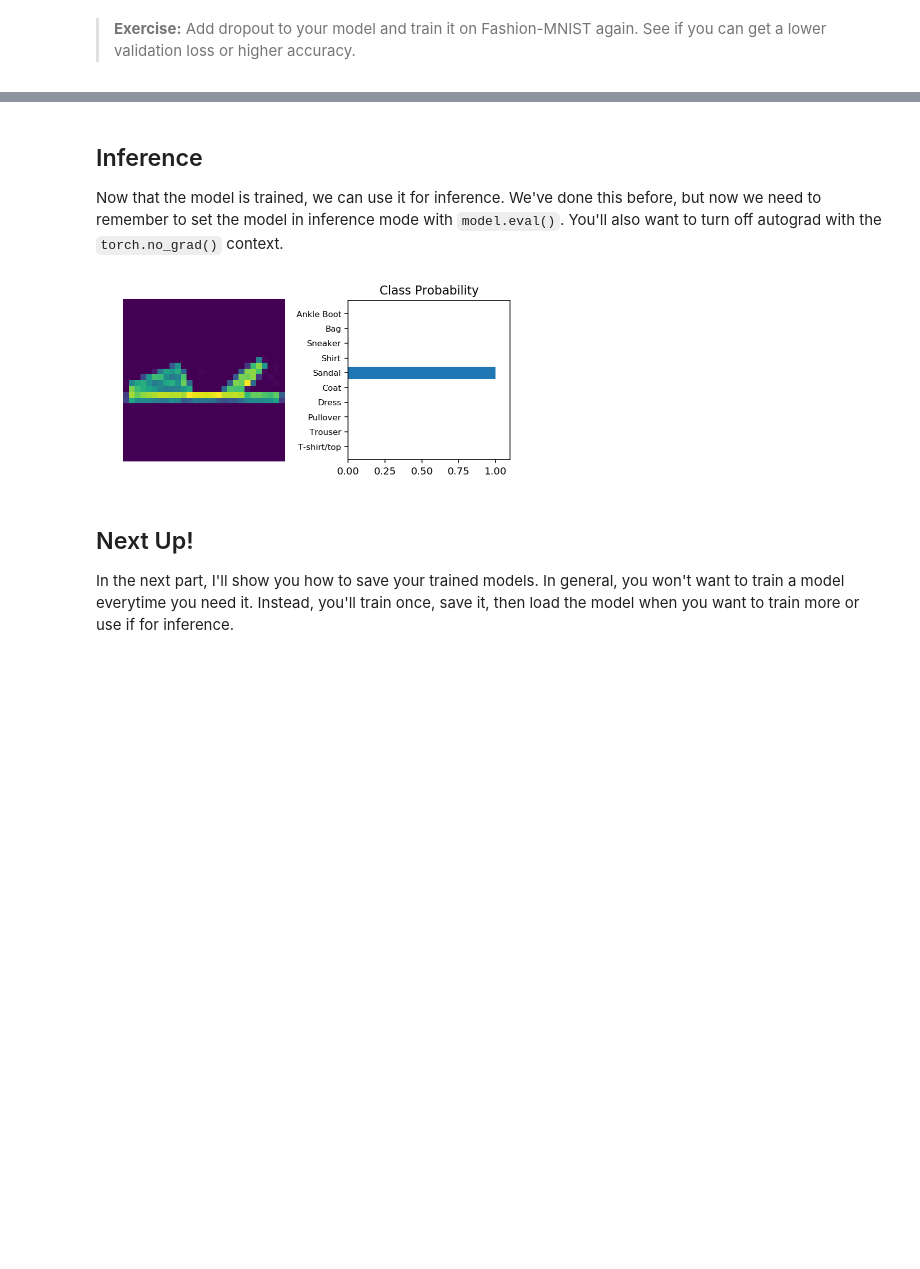
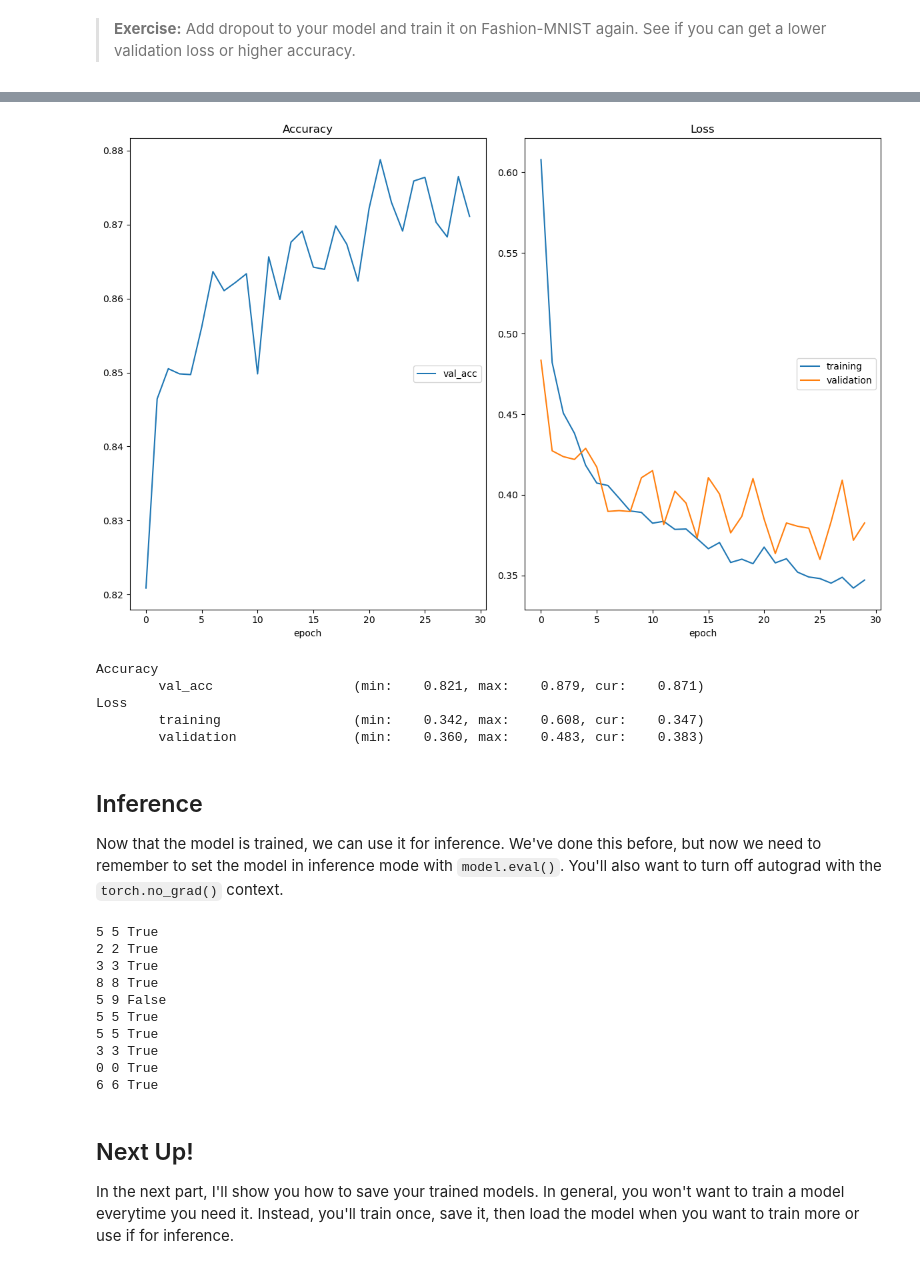
Before and after one commit to vishnurohit87/deep-learning-v2-pytorch, a Jupyter notebook: intro-to-pytorch/Part 5 - Inference and Validation (Exercises).ipynb, the cells around one changed output, grey strips where cells are left out. Drawn from its saved outputs; the diff is of its cells as text; code cells hidden in the pictures; blank space fills up the shorter version.

```diff
--- a/intro-to-pytorch/Part 5 - Inference and Validation (Exercises).ipynb
+++ b/intro-to-pytorch/Part 5 - Inference and Validation (Exercises).ipynb
@@ -202,3 +272,45 @@ model.train()
+# %%
+## TODO: Train your model with dropout, and monitor the training progress with the validation loss and accuracy
+plotlosses = PlotLosses()
+for e in range(epochs):
+    train_loss = 0
+    val_loss = 0
+    accuracy_abs = []
+    for images, labels in trainloader:
+        images= images.view(images.shape[0],-1)
+        log_ps = model(images)
+        optimizer.zero_grad()
+        loss = criterion(log_ps, labels)
+        loss.backward()
+        optimizer.step()
+        train_loss += loss.item()
+
+    else:
+        train_loss = train_loss/len(trainloader)
+        with torch.no_grad():
+            model.eval()
+            for images, labels in testloader:
+                images= images.view(images.shape[0],-1)
+                log_ps = model(images)
+                loss = criterion(log_ps,labels)
+                val_loss+=loss.item()
+
+                top_p, top_class = log_ps.topk(1,dim=1)
+                equals = top_class == labels.view(*top_class.shape)
+                accuracy_abs.append(torch.mean(equals.type(torch.FloatTensor)).item())
+
+            accuracy = sum(accuracy_abs)/len(accuracy_abs)
+            val_loss = val_loss/len(testloader)
+            plotlosses.update({'loss':train_loss, 'val_loss':val_loss, 'val_acc': accuracy})
+            plotlosses.send()
+            model.train()
+# %% [output]
+[figure, added]
+Accuracy
+        val_acc                  (min:    0.821, max:    0.879, cur:    0.871)
+Loss
+        training                 (min:    0.342, max:    0.608, cur:    0.347)
+        validation               (min:    0.360, max:    0.483, cur:    0.383)
 # %% [markdown]
 ## Inference
 
@@ -213,20 +325,35 @@ model.eval()
 
 dataiter = iter(testloader)
 images, labels = dataiter.next()
-img = images[0]
-# Convert 2D image to 1D vector
-img = img.view(1, 784)
+for i in range(10):
+    img = images[i]
+    label = labels[i]
+    # Convert 2D image to 1D vector
+    img = img.view(1, 784)
+    # print(img.shape)
 
-# Calculate the class probabilities (softmax) for img
-with torch.no_grad():
-    output = model.forward(img)
+    # Calculate the class probabilities (softmax) for img
+    with torch.no_grad():
+        output = model.forward(img)
 
-ps = torch.exp(output)
+    ps = torch.exp(output)
+    top_p , top_class = ps.topk(1,dim=1)
+    print(top_class.item(), label.item(), top_class.item() == label.item())
 
-# Plot the image and probabilities
-helper.view_classify(img.view(1, 28, 28), ps, version='Fashion')
+
+    # Plot the image and probabilities
+    helper.view_classify(img.view(1, 28, 28), ps, version='Fashion')
 # %% [output]
-[figure, removed]
+5 5 True
+2 2 True
+3 3 True
+8 8 True
+5 9 False
+5 5 True
+5 5 True
+3 3 True
+0 0 True
+6 6 True
 # %% [markdown]
 ## Next Up!
 
```
Also changed, not shown: parts of 7 cells of this notebook, 4 other files.
